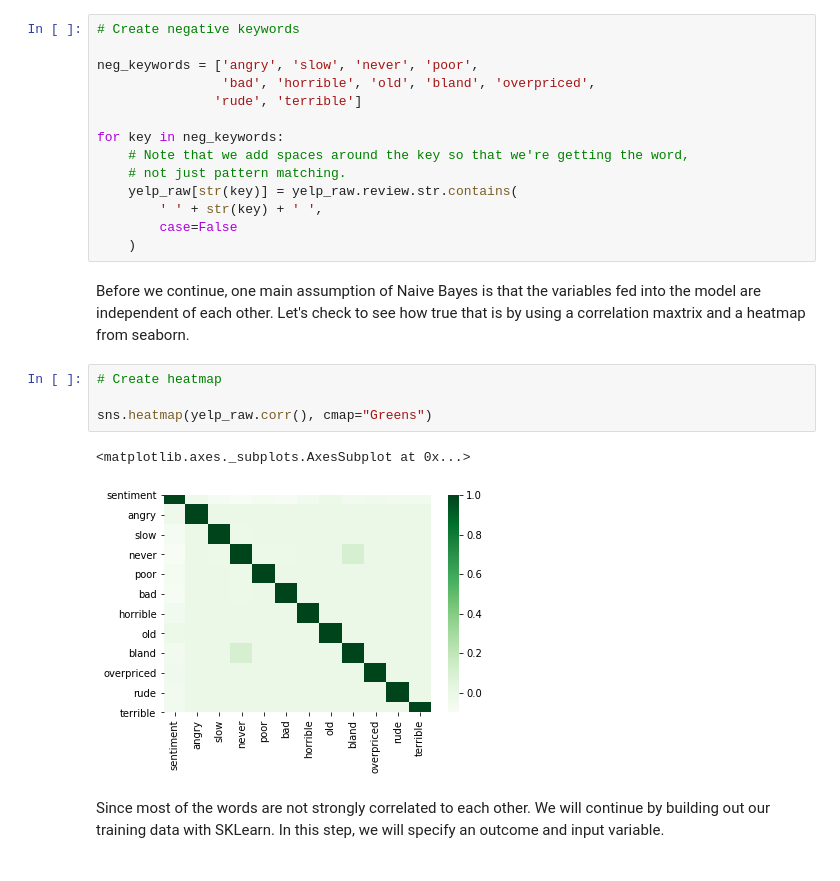
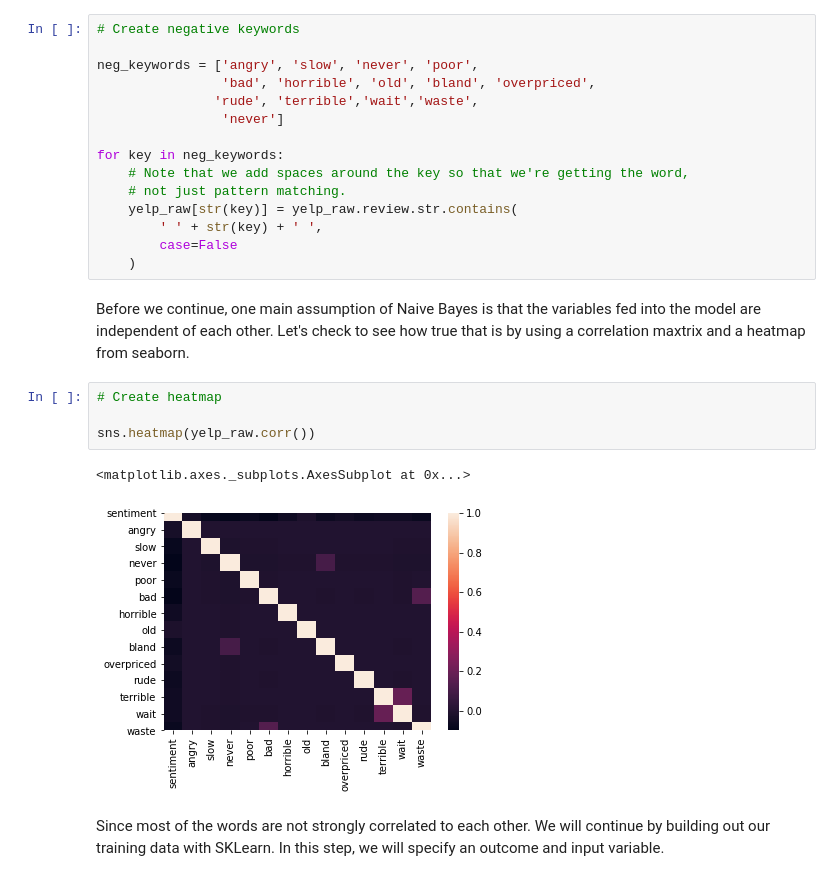
Before and after one commit to tsaw8/Thinkful_Project, a Jupyter notebook: Supervised learning: solving classification problems/Challenge sentiment analysis with Naive Bayes.ipynb, the cells around one changed output. Cells and saved outputs as stored; diff of their text form.

```diff
--- a/Supervised learning: solving classification problems/Challenge sentiment analysis with Naive Bayes.ipynb
+++ b/Supervised learning: solving classification problems/Challenge sentiment analysis with Naive Bayes.ipynb
@@ -82,7 +89,8 @@ neg_reviews.head()
 
 neg_keywords = ['angry', 'slow', 'never', 'poor',
                 'bad', 'horrible', 'old', 'bland', 'overpriced',
-               'rude', 'terrible']
+               'rude', 'terrible','wait','waste',
+                'never']
 
 for key in neg_keywords:
     # Note that we add spaces around the key so that we're getting the word,
@@ -96,10 +104,10 @@ Before we continue, one main assumption of Naive Bayes is that the variables fed
 # %%
 # Create heatmap
 
-sns.heatmap(yelp_raw.corr(), cmap="Greens")
+sns.heatmap(yelp_raw.corr())
 # %% [output]
 <matplotlib.axes._subplots.AxesSubplot at 0x...>
-[figure, old version]
+[figure, new version]
 # %% [markdown]
 Since most of the words are not strongly correlated to each other. We will continue by building out our training data with SKLearn. In this step, we will specify an outcome and input variable.
 # %%
```
Also changed, not shown: parts of 28 cells of this notebook, 1 other file.
